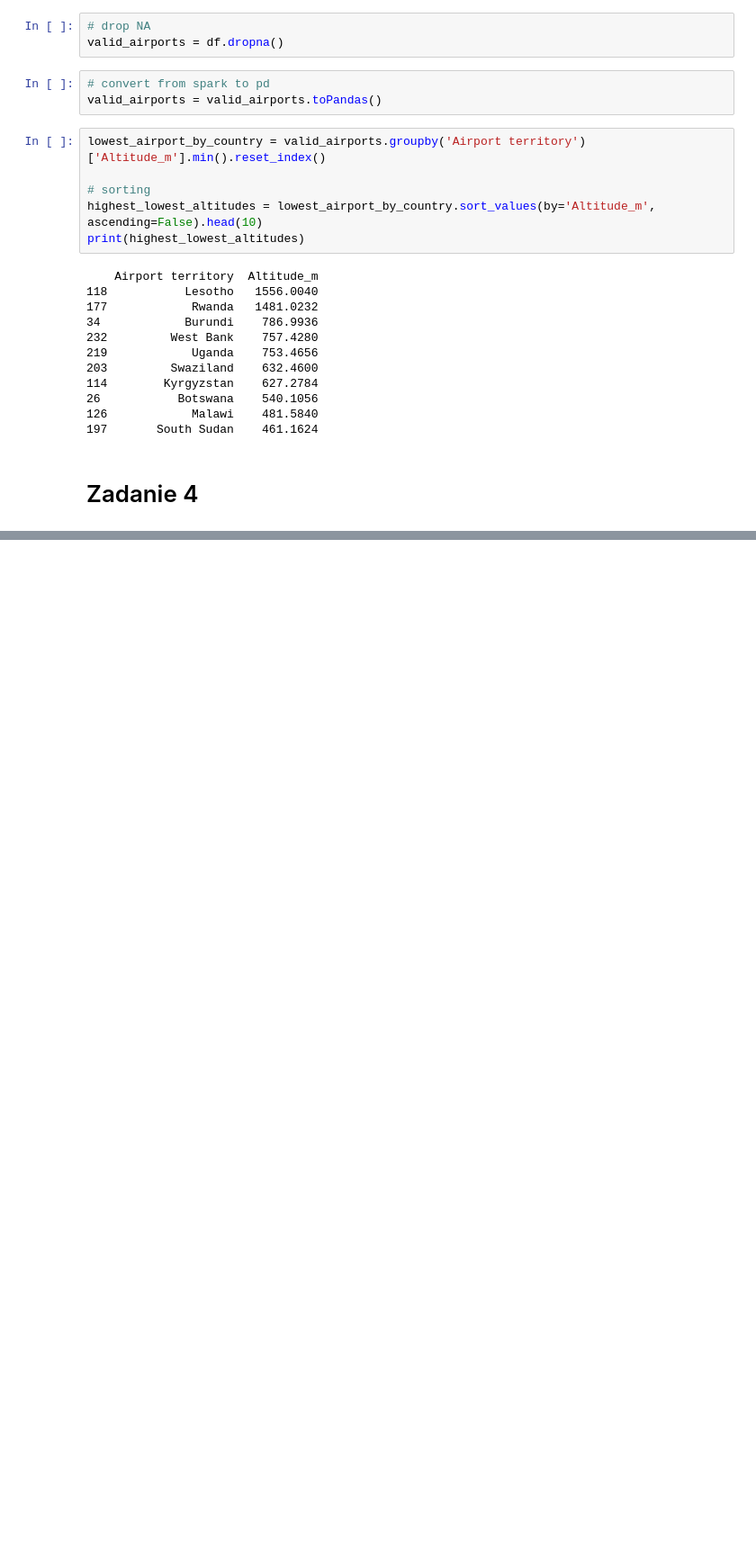
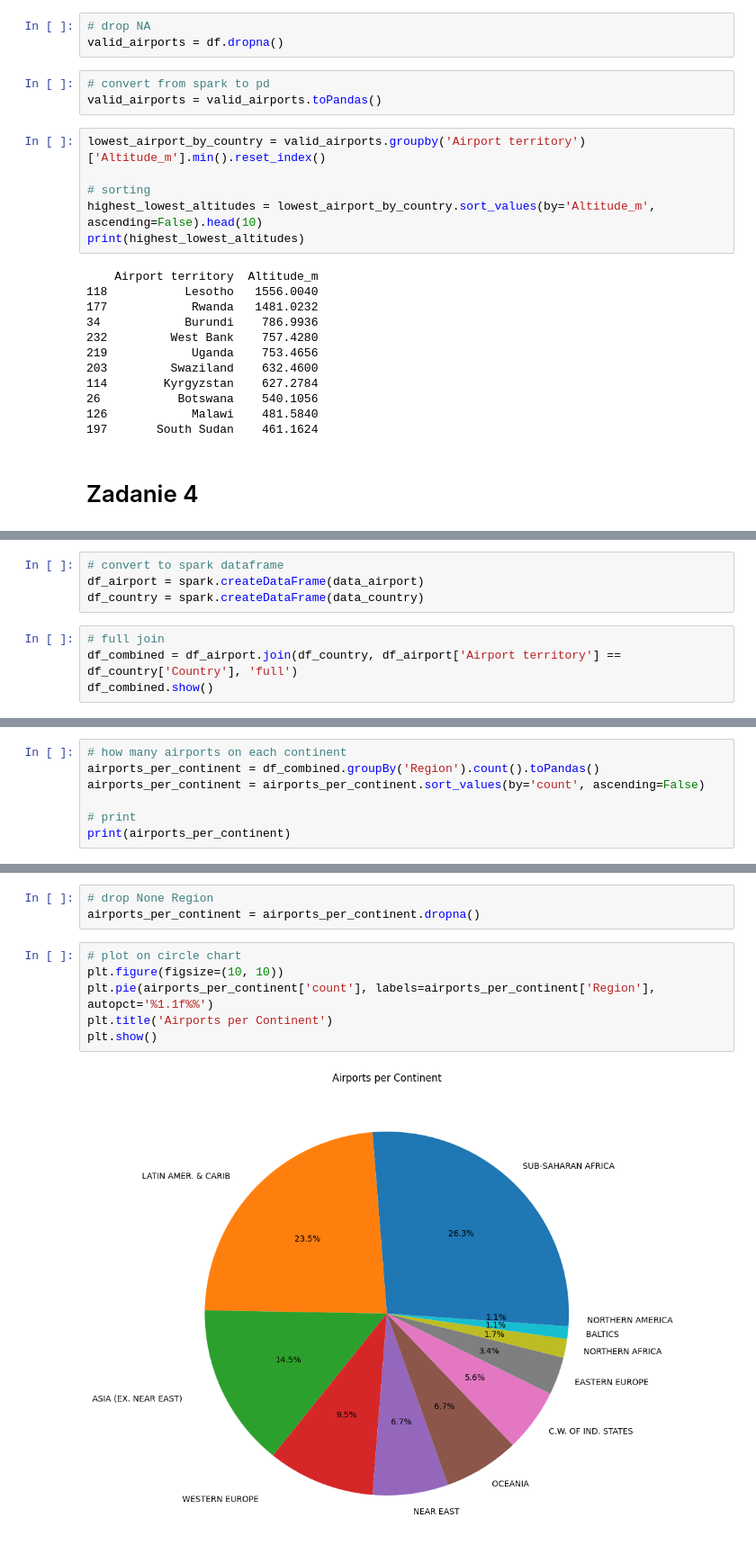
Before and after one commit to BartekKruczek/Analiza-du-ych-zbior-w-danych, a Jupyter notebook: Lab_2 (22.10.2024)/Kruczek_main.ipynb, the cells around one changed output, grey strips where cells are left out. Shown at 90% size. Cells and saved outputs as stored; diff of their text form; blank space fills up the shorter version.

```diff
--- a/Lab_2 (22.10.2024)/Kruczek_main.ipynb
+++ b/Lab_2 (22.10.2024)/Kruczek_main.ipynb
@@ -173,0 +216,8 @@ print(highest_lowest_altitudes)
+# %%
+# convert to spark dataframe
+df_airport = spark.createDataFrame(data_airport)
+df_country = spark.createDataFrame(data_country)
+# %%
+# full join
+df_combined = df_airport.join(df_country, df_airport['Airport territory'] == df_country['Country'], 'full')
+df_combined.show()
@@ -173,0 +242,7 @@ print(highest_lowest_altitudes)
+# %%
+# how many airports on each continent
+airports_per_continent = df_combined.groupBy('Region').count().toPandas()
+airports_per_continent = airports_per_continent.sort_values(by='count', ascending=False)
+
+# print
+print(airports_per_continent)
@@ -173,0 +263,11 @@ print(highest_lowest_altitudes)
+# %%
+# drop None Region
+airports_per_continent = airports_per_continent.dropna()
+# %%
+# plot on circle chart
+plt.figure(figsize=(10, 10))
+plt.pie(airports_per_continent['count'], labels=airports_per_continent['Region'], autopct='%1.1f%%')
+plt.title('Airports per Continent')
+plt.show()
+# %% [output]
+[figure, added]
```
Also changed, not shown: parts of 10 cells of this notebook.
